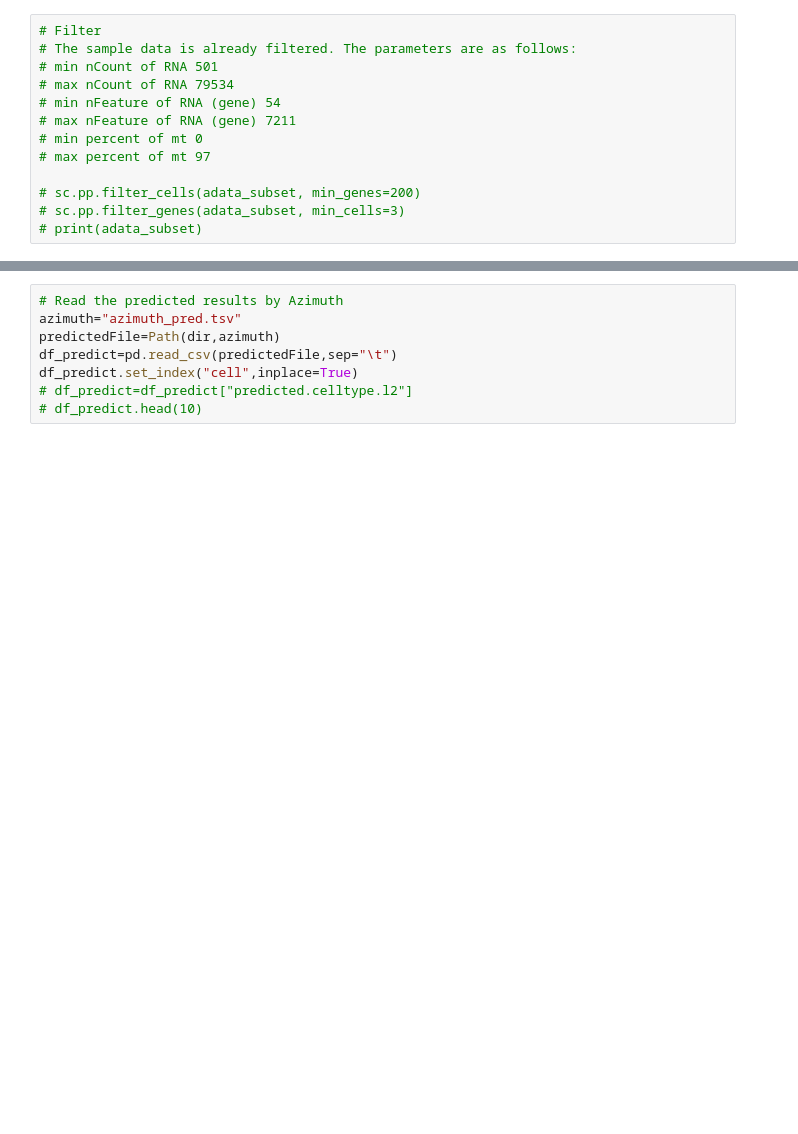
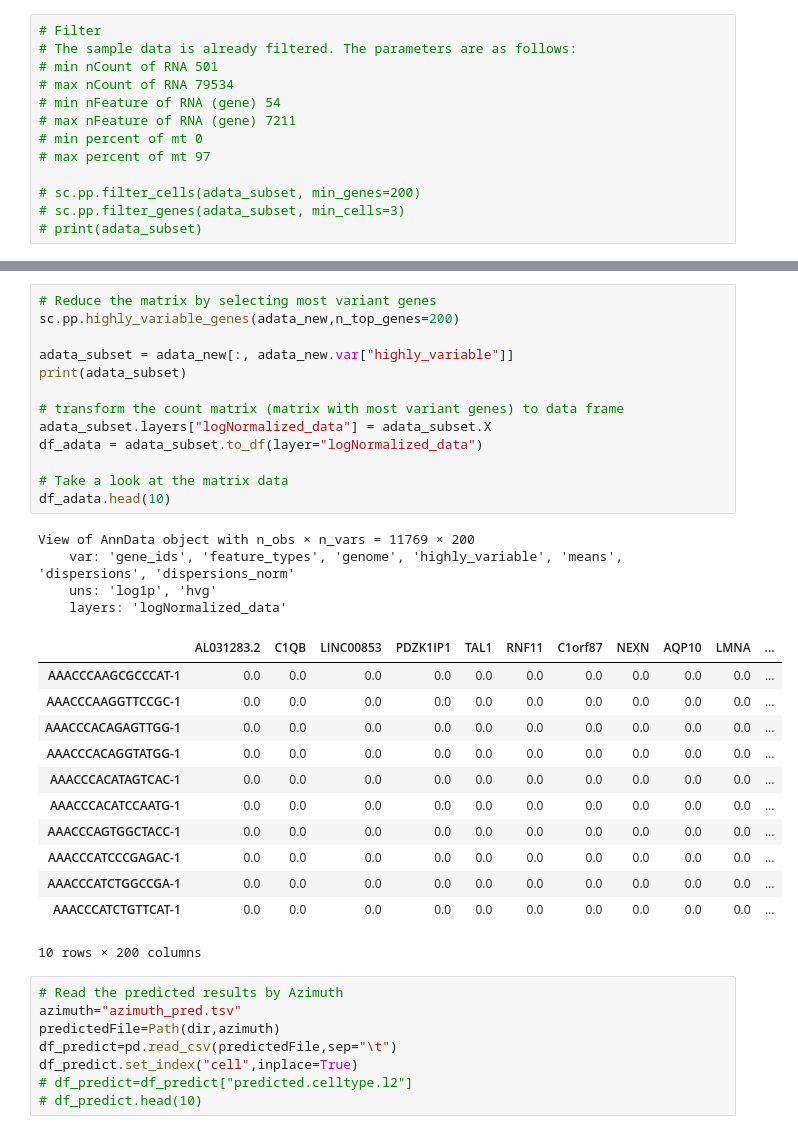
Before and after one commit to pocession/automl, a Jupyter notebook: sample_data/scRNA_subsetting.ipynb, the cells around one changed output, grey strips where cells are left out. Cells and saved outputs as stored; diff of their text form; blank space fills up the shorter version.

```diff
--- a/sample_data/scRNA_subsetting.ipynb
+++ b/sample_data/scRNA_subsetting.ipynb
@@ -98,3 +81,33 @@ df_adata.head(10)
+# %%
+# Reduce the matrix by selecting most variant genes
+sc.pp.highly_variable_genes(adata_new,n_top_genes=200)
+
+adata_subset = adata_new[:, adata_new.var["highly_variable"]]
+print(adata_subset)
+
+# transform the count matrix (matrix with most variant genes) to data frame
+adata_subset.layers["logNormalized_data"] = adata_subset.X
+df_adata = adata_subset.to_df(layer="logNormalized_data")
+
+# Take a look at the matrix data
+df_adata.head(10)
+# %% [output]
+View of AnnData object with n_obs × n_vars = 11769 × 200
+    var: 'gene_ids', 'feature_types', 'genome', 'highly_variable', 'means', 'dispersions', 'dispersions_norm'
+    uns: 'log1p', 'hvg'
+    layers: 'logNormalized_data'
+|  | AL031283.2 | C1QB | LINC00853 | PDZK1IP1 | TAL1 | RNF11 | C1orf87 | NEXN | AQP10 | LMNA | ... |
+| AAACCCAAGCGCCCAT-1 | 0.0 | 0.0 | 0.0 | 0.0 | 0.0 | 0.0 | 0.0 | 0.0 | 0.0 | 0.0 | ... |
+| AAACCCAAGGTTCCGC-1 | 0.0 | 0.0 | 0.0 | 0.0 | 0.0 | 0.0 | 0.0 | 0.0 | 0.0 | 0.0 | ... |
+| AAACCCACAGAGTTGG-1 | 0.0 | 0.0 | 0.0 | 0.0 | 0.0 | 0.0 | 0.0 | 0.0 | 0.0 | 0.0 | ... |
+| AAACCCACAGGTATGG-1 | 0.0 | 0.0 | 0.0 | 0.0 | 0.0 | 0.0 | 0.0 | 0.0 | 0.0 | 0.0 | ... |
+| AAACCCACATAGTCAC-1 | 0.0 | 0.0 | 0.0 | 0.0 | 0.0 | 0.0 | 0.0 | 0.0 | 0.0 | 0.0 | ... |
+| AAACCCACATCCAATG-1 | 0.0 | 0.0 | 0.0 | 0.0 | 0.0 | 0.0 | 0.0 | 0.0 | 0.0 | 0.0 | ... |
+| AAACCCAGTGGCTACC-1 | 0.0 | 0.0 | 0.0 | 0.0 | 0.0 | 0.0 | 0.0 | 0.0 | 0.0 | 0.0 | ... |
+| AAACCCATCCCGAGAC-1 | 0.0 | 0.0 | 0.0 | 0.0 | 0.0 | 0.0 | 0.0 | 0.0 | 0.0 | 0.0 | ... |
+| AAACCCATCTGGCCGA-1 | 0.0 | 0.0 | 0.0 | 0.0 | 0.0 | 0.0 | 0.0 | 0.0 | 0.0 | 0.0 | ... |
+| AAACCCATCTGTTCAT-1 | 0.0 | 0.0 | 0.0 | 0.0 | 0.0 | 0.0 | 0.0 | 0.0 | 0.0 | 0.0 | ... |
+10 rows × 200 columns
 # %%
 # Read the predicted results by Azimuth
 azimuth="azimuth_pred.tsv"
```
Also changed, not shown: parts of 3 cells of this notebook, 5 other files.
